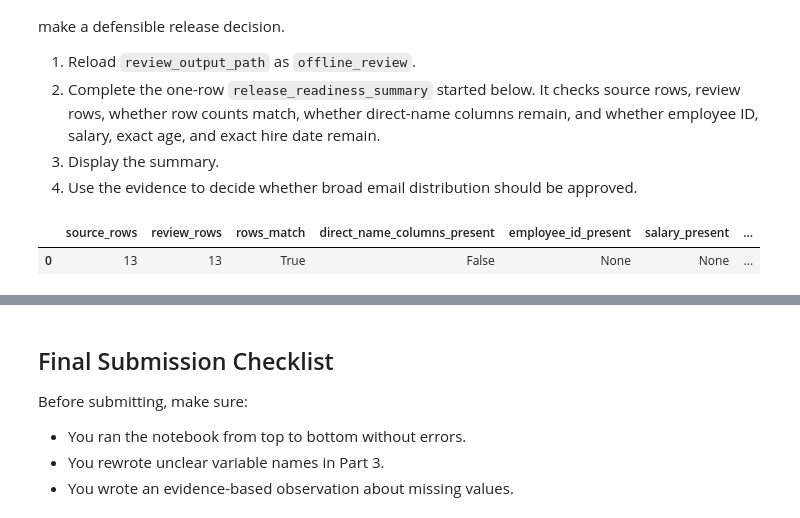
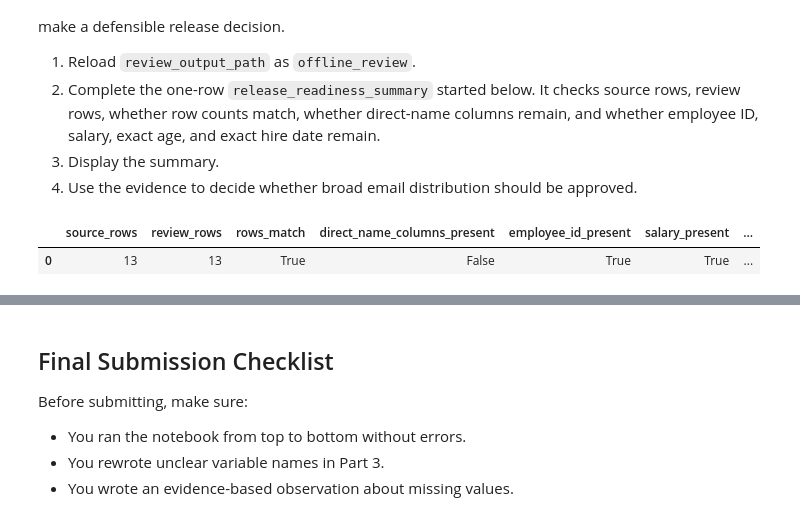
Before and after one commit to rubenruiz-gif/ban6003-week3-4-rubenruiz, a Jupyter notebook: notebooks/week4_github_repro_governance_lab.ipynb, the cells around one changed output, grey strips where cells are left out. Cells and saved outputs as stored; diff of their text form; code cells hidden in the pictures.

```diff
--- a/notebooks/week4_github_repro_governance_lab.ipynb
+++ b/notebooks/week4_github_repro_governance_lab.ipynb
@@ -393,24 +393,24 @@ Scenario: a teammate asks whether `employee_review_copy_no_names.csv` can be ema
 # %%
 # Offline Assignment
 # Hint: use `"column_name" in offline_review.columns` for each remaining-field check.
 # The direct-name check is already completed as an example.
 offline_review = pd.read_csv(review_output_path)
 
 release_readiness_summary = pd.DataFrame([{
     "source_rows": len(employees_raw),
     "review_rows": len(offline_review),
     "rows_match": len(employees_raw) == len(offline_review),
     "direct_name_columns_present": bool(set(direct_name_columns) & set(offline_review.columns)),
-    "employee_id_present": None,  # TODO
-    "salary_present": None,  # TODO
-    "exact_age_present": None,  # TODO
-    "exact_hire_date_present": None,  # TODO
+    "employee_id_present": "employee_id" in offline_review.columns,  # TODO
+    "salary_present": "salary" in offline_review.columns,  # TODO
+    "exact_age_present": "age" in offline_review.columns,  # TODO
+    "exact_hire_date_present": "hire_date" in offline_review.columns,  # TODO
 }])
 
 release_readiness_summary
 # %% [output]
 |  | source_rows | review_rows | rows_match | direct_name_columns_present | employee_id_present | salary_present | ... |
-| 0 | 13 | 13 | True | False | None | None | ... |
+| 0 | 13 | 13 | True | False | True | True | ... |
 # %% [markdown]
 ### Release Decision
 
```
Also changed, not shown: parts of 1 cell of this notebook.
